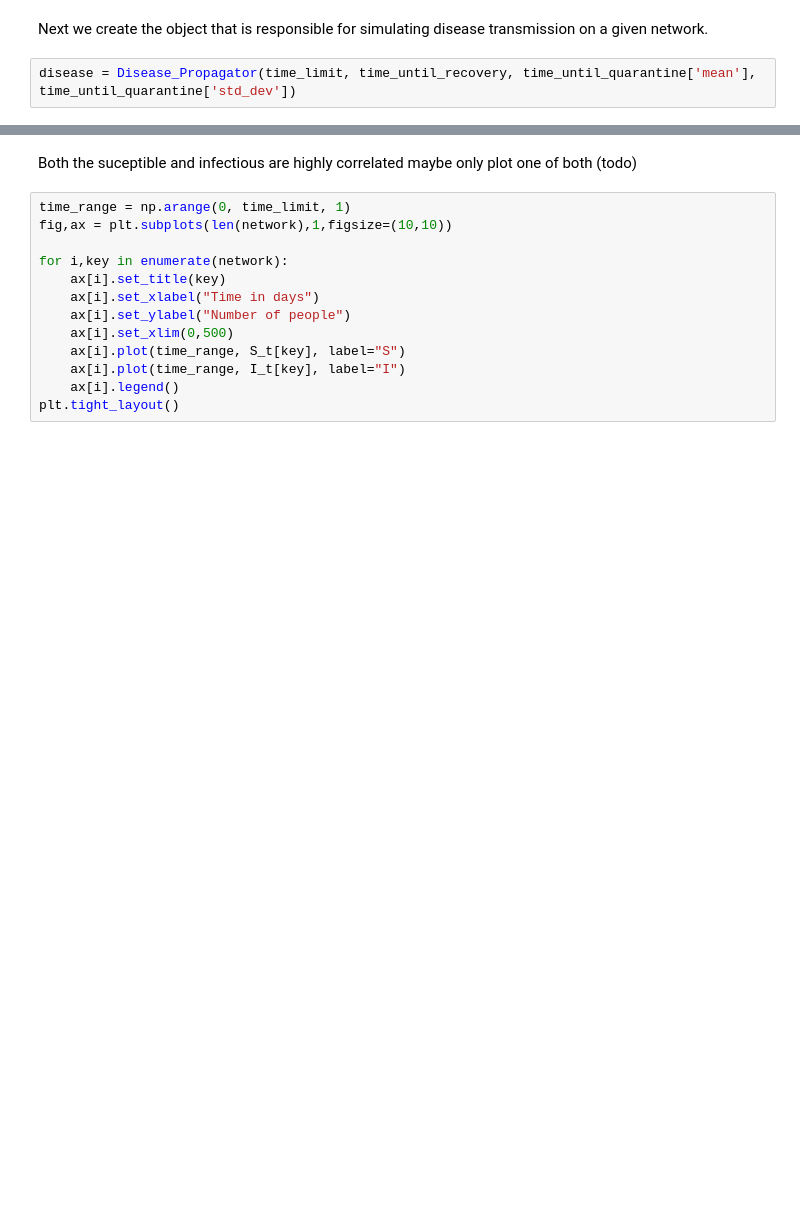
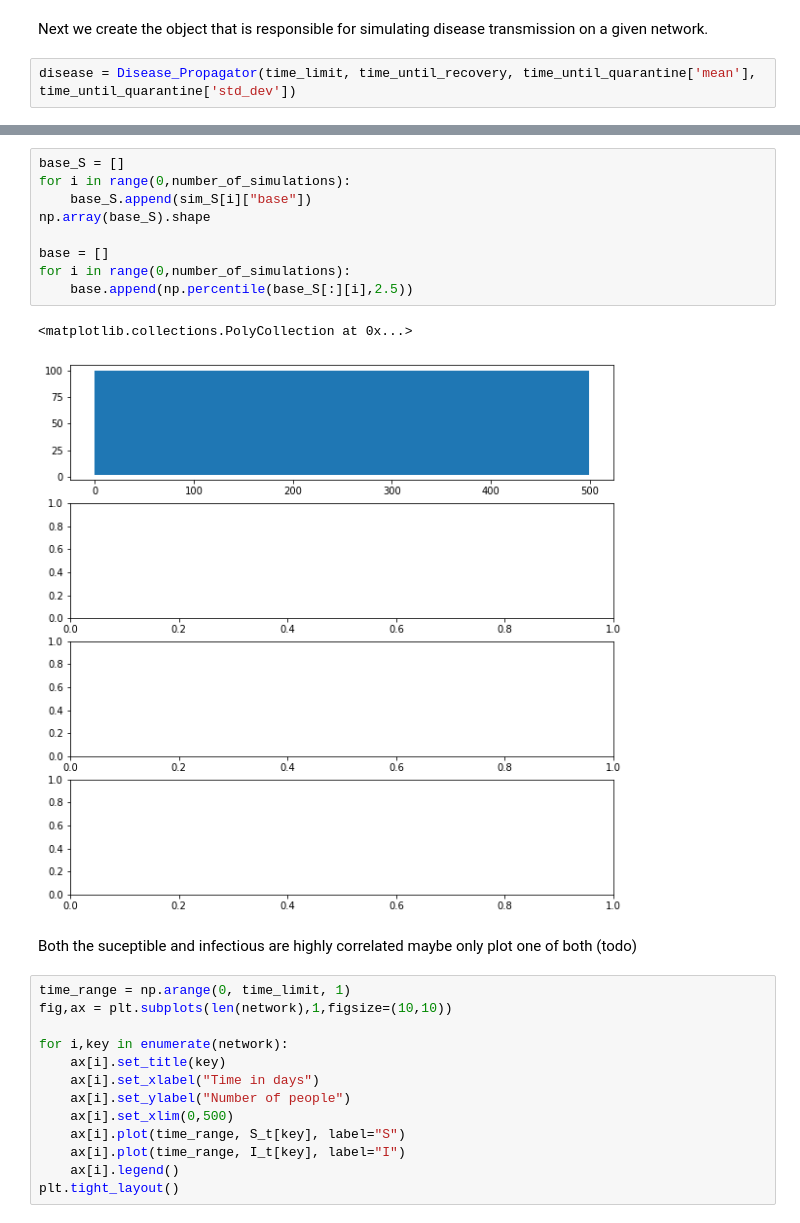
Before and after one commit to emilIftekhar/contact_strategies, a Jupyter notebook: contact_strategies.ipynb, the cells around one changed output, grey strips where cells are left out. Saved outputs shown, nothing was run; the diff lists cells and outputs as text; blank space fills up the shorter version.

```diff
--- a/contact_strategies.ipynb
+++ b/contact_strategies.ipynb
@@ -89,3 +149,15 @@ for key in network.keys():
+# %%
+base_S = []
+for i in range(0,number_of_simulations):
+    base_S.append(sim_S[i]["base"])
+np.array(base_S).shape
+
+base = []
+for i in range(0,number_of_simulations):
+    base.append(np.percentile(base_S[:][i],2.5))
+# %% [output]
+<matplotlib.collections.PolyCollection at 0x...>
+[figure, added]
 # %% [markdown]
 Both the suceptible and infectious are highly correlated maybe only plot one of both (todo)
 # %%
```
Also changed, not shown: parts of 8 cells of this notebook, 1 other file.
